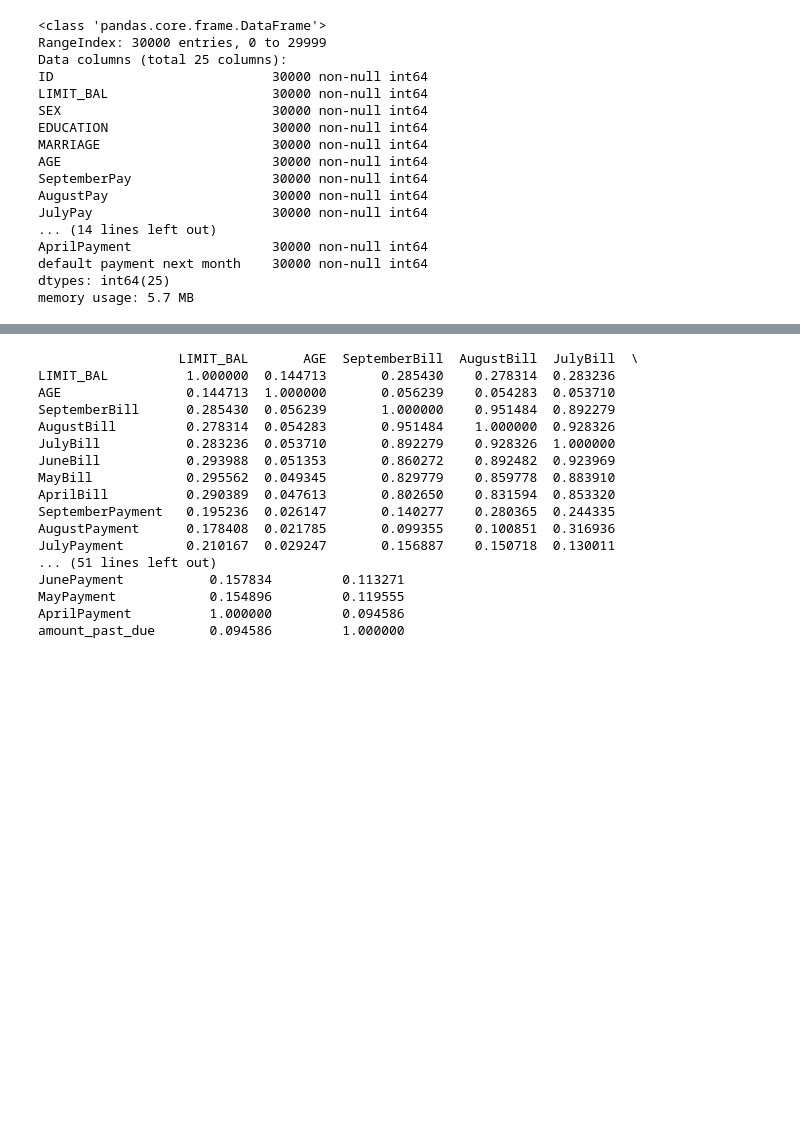
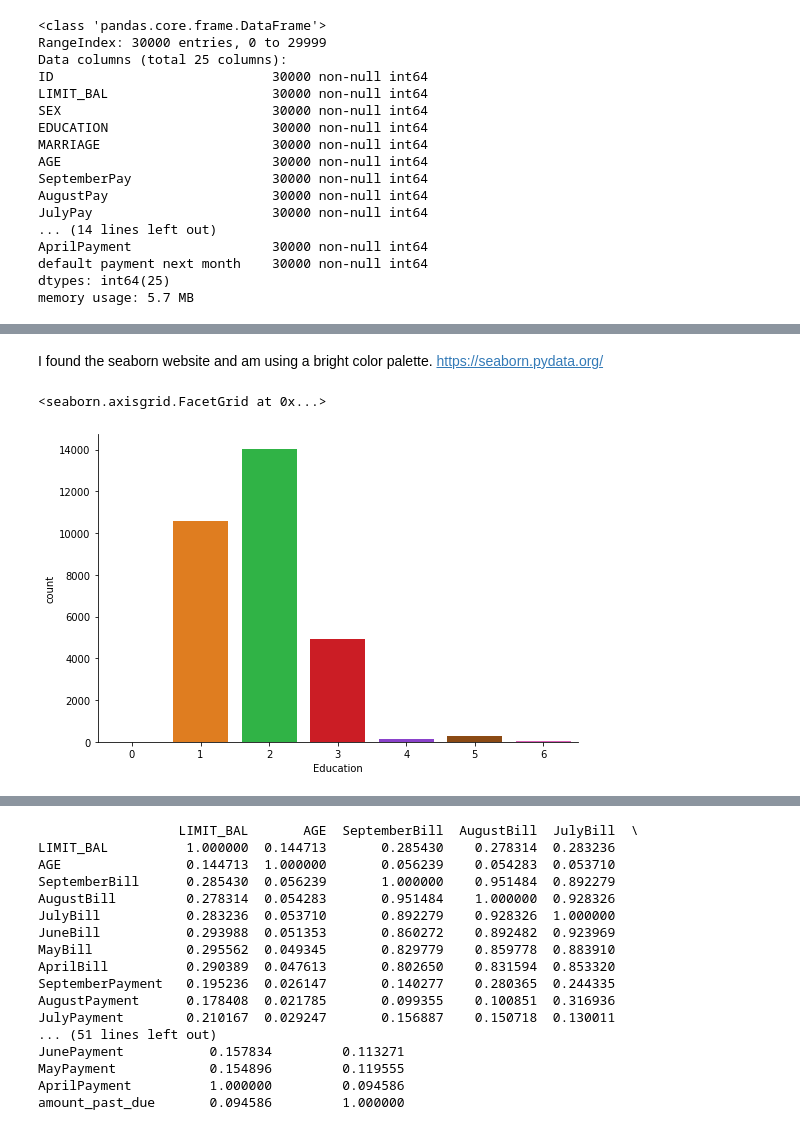
Before and after one commit to albchamo/BigDataModule5, a Jupyter notebook: Modulo 5 Task 2.ipynb, the cells around one changed output, grey strips where cells are left out. Cells and saved outputs as stored; diff of their text form; code cells hidden in the pictures; blank space fills up the shorter version.

```diff
--- a/Modulo 5 Task 2.ipynb
+++ b/Modulo 5 Task 2.ipynb
@@ -277,0 +201,9 @@ plt.show()
+# %% [markdown]
+I found the seaborn website and am using a bright color palette.
+https://seaborn.pydata.org/
+# %%
+fg = sns.catplot('EDUCATION', data=credit, kind='count', aspect=1.5)
+fg.set_xlabels('Education')
+# %% [output]
+<seaborn.axisgrid.FacetGrid at 0x...>
+[figure, added]
```
Also changed, not shown: parts of 59 cells of this notebook.
